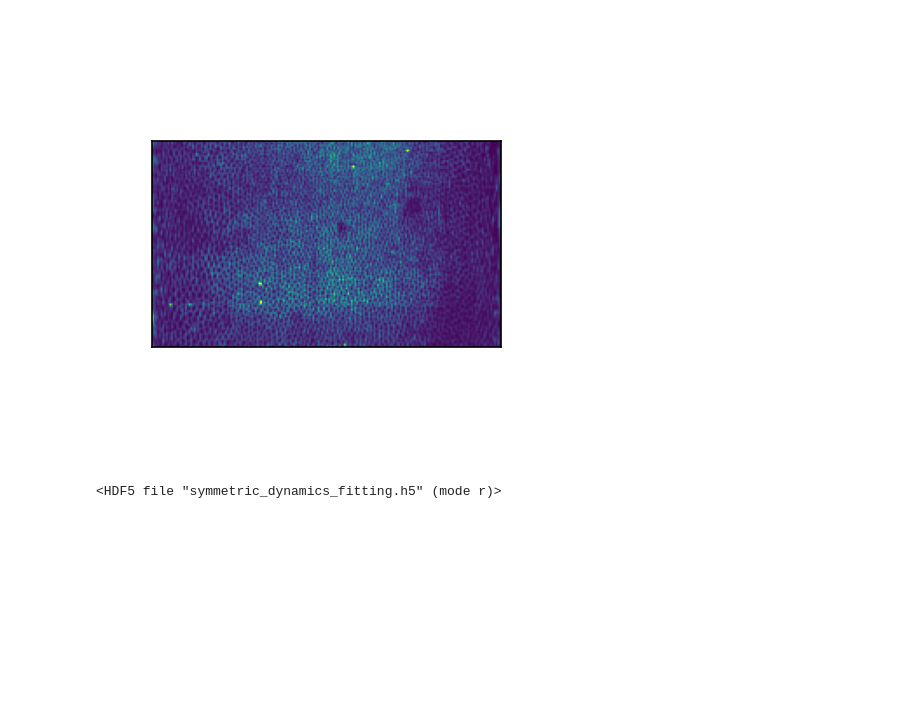
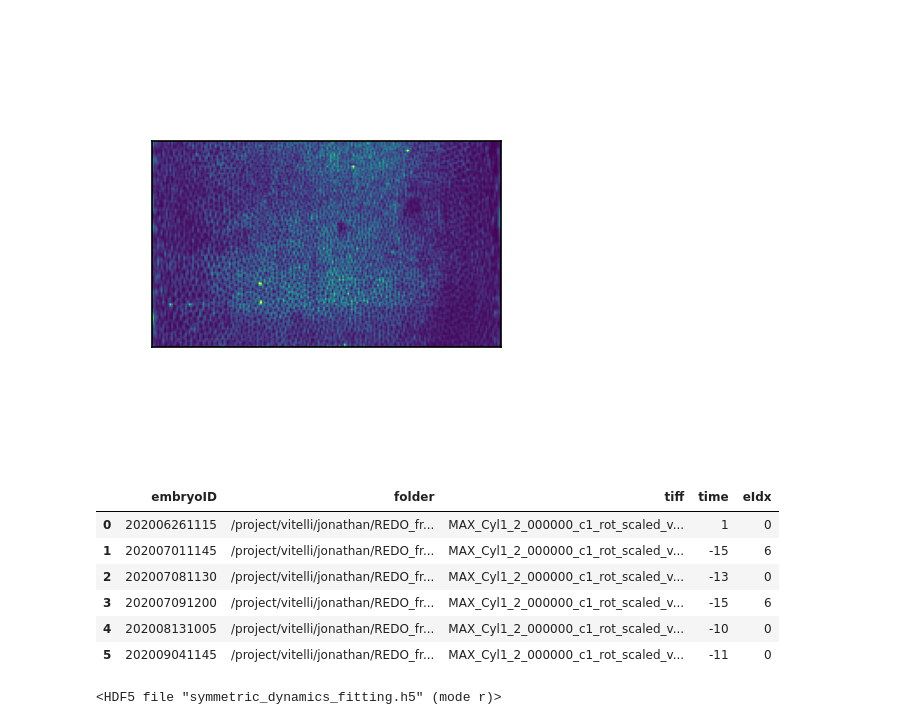
Before and after one commit to jcolen/drosophila_morphogenesis, a Jupyter notebook: utils/VideoViewer.ipynb, the cells around one changed output. Cells and saved outputs as stored; diff of their text form; code cells hidden in the pictures; blank space fills up the shorter version.

```diff
--- a/utils/VideoViewer.ipynb
+++ b/utils/VideoViewer.ipynb
@@ -122,6 +122,18 @@ display(ipw.VBox([control, output]))
 # %% [output]
 VBox(children=(VBox(children=(Dropdown(description='Dataset', options={'cad_cyt': <utils.dataset.AtlasDataset …
 [figure]
+# %%
+ds = datasets['sqh_cyt']
+df = ds.df
+df.groupby('embryoID').agg('min').reset_index()
+# %% [output]
+|  | embryoID | folder | tiff | time | eIdx |
+| 0 | 202006261115 | /project/vitelli/jonathan/REDO_fr... | MAX_Cyl1_2_000000_c1_rot_scaled_v... | 1 | 0 |
+| 1 | 202007011145 | /project/vitelli/jonathan/REDO_fr... | MAX_Cyl1_2_000000_c1_rot_scaled_v... | -15 | 6 |
+| 2 | 202007081130 | /project/vitelli/jonathan/REDO_fr... | MAX_Cyl1_2_000000_c1_rot_scaled_v... | -13 | 0 |
+| 3 | 202007091200 | /project/vitelli/jonathan/REDO_fr... | MAX_Cyl1_2_000000_c1_rot_scaled_v... | -15 | 6 |
+| 4 | 202008131005 | /project/vitelli/jonathan/REDO_fr... | MAX_Cyl1_2_000000_c1_rot_scaled_v... | -10 | 0 |
+| 5 | 202009041145 | /project/vitelli/jonathan/REDO_fr... | MAX_Cyl1_2_000000_c1_rot_scaled_v... | -11 | 0 |
 # %%
 %matplotlib widget
 
```
Also changed, not shown: 20 other files.
